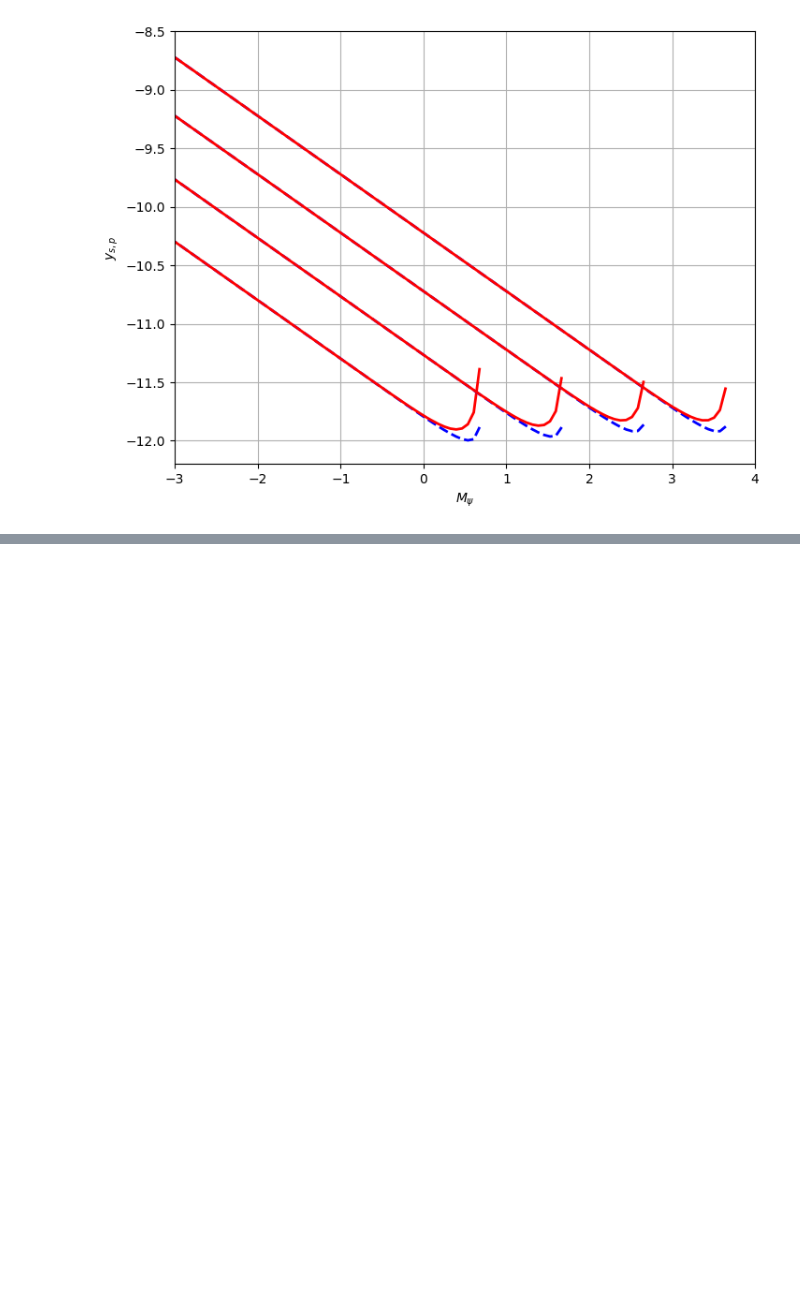
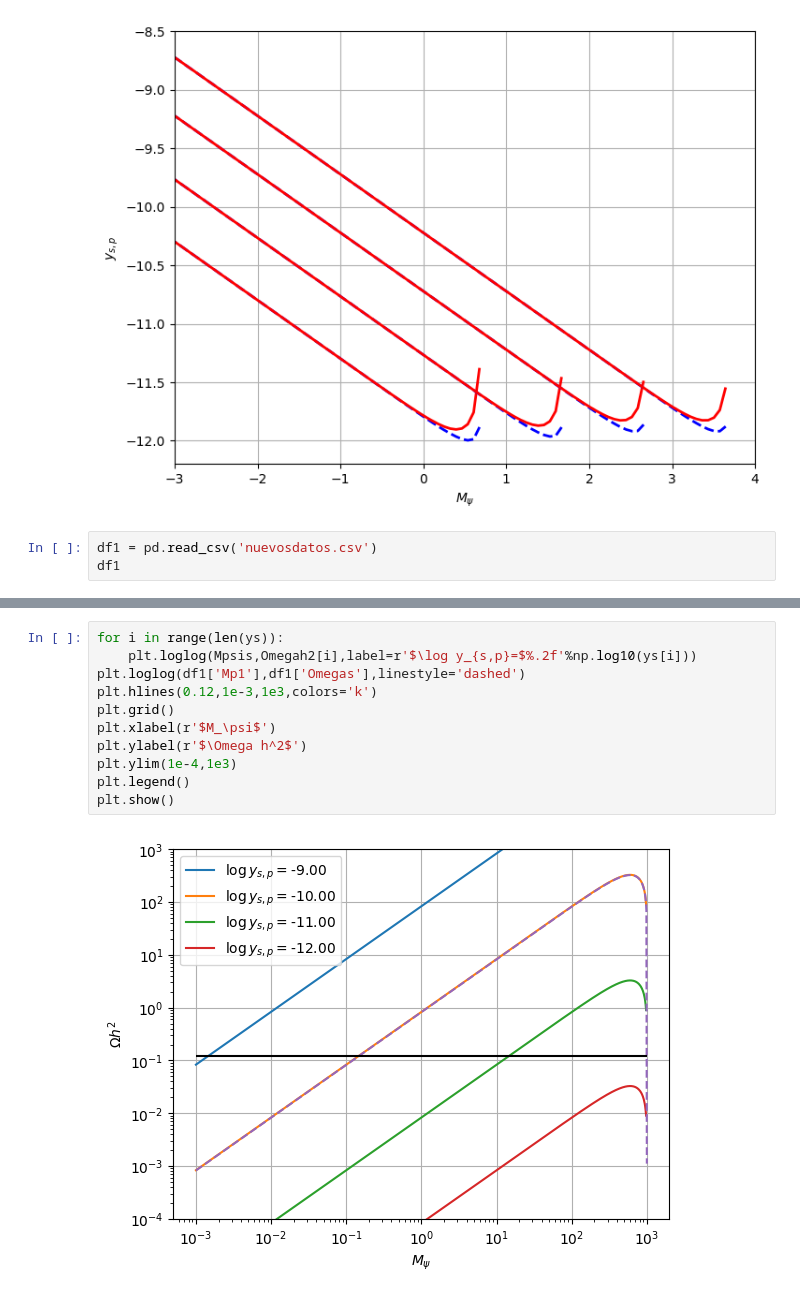
Before and after one commit to SantiagoJulioD/Trabajo_de_grado, a Jupyter notebook: FIMP_fermion/FIMP_fermion.ipynb, the cells around one changed output, grey strips where cells are left out. Drawn from its saved outputs; the diff is of its cells as text; blank space fills up the shorter version.

```diff
--- a/FIMP_fermion/FIMP_fermion.ipynb
+++ b/FIMP_fermion/FIMP_fermion.ipynb
@@ -215,3 +216,6 @@ plt.ylabel(r'$y_{s,p}$')
 plt.show()
 # %% [output]
 [figure]
+# %%
+df1 = pd.read_csv('nuevosdatos.csv')
+df1
@@ -217,0 +236,13 @@ plt.show()
+# %%
+for i in range(len(ys)):
+    plt.loglog(Mpsis,Omegah2[i],label=r'$\log y_{s,p}=$%.2f'%np.log10(ys[i]))
+plt.loglog(df1['Mp1'],df1['Omegas'],linestyle='dashed')
+plt.hlines(0.12,1e-3,1e3,colors='k')
+plt.grid()
+plt.xlabel(r'$M_\psi$')
+plt.ylabel(r'$\Omega h^2$')
+plt.ylim(1e-4,1e3)
+plt.legend()
+plt.show()
+# %% [output]
+[figure, added]
```
Also changed, not shown: parts of 6 cells of this notebook, 9 other files.
